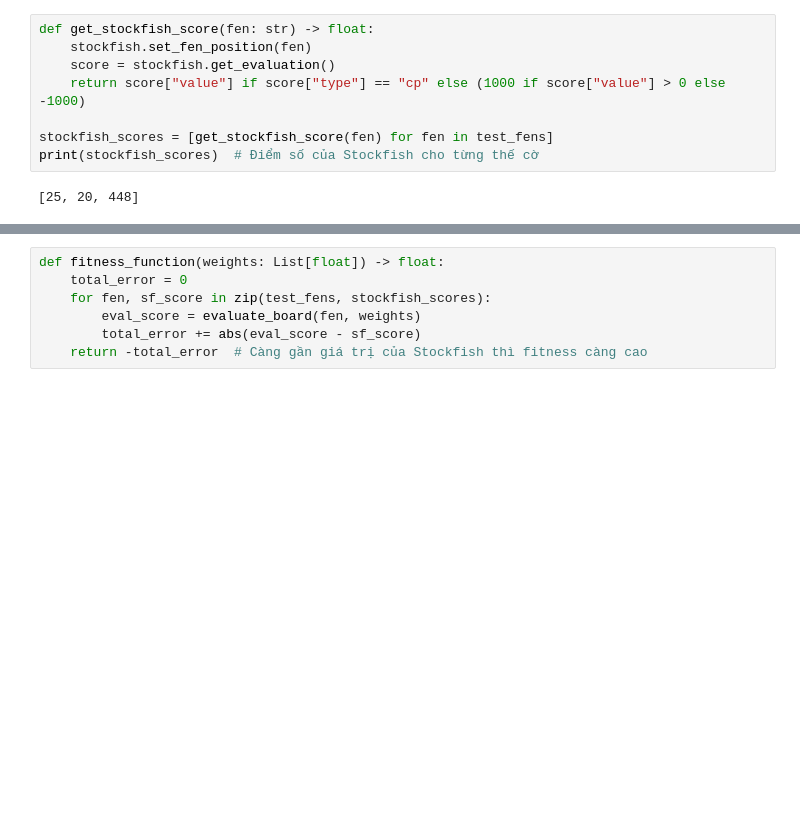
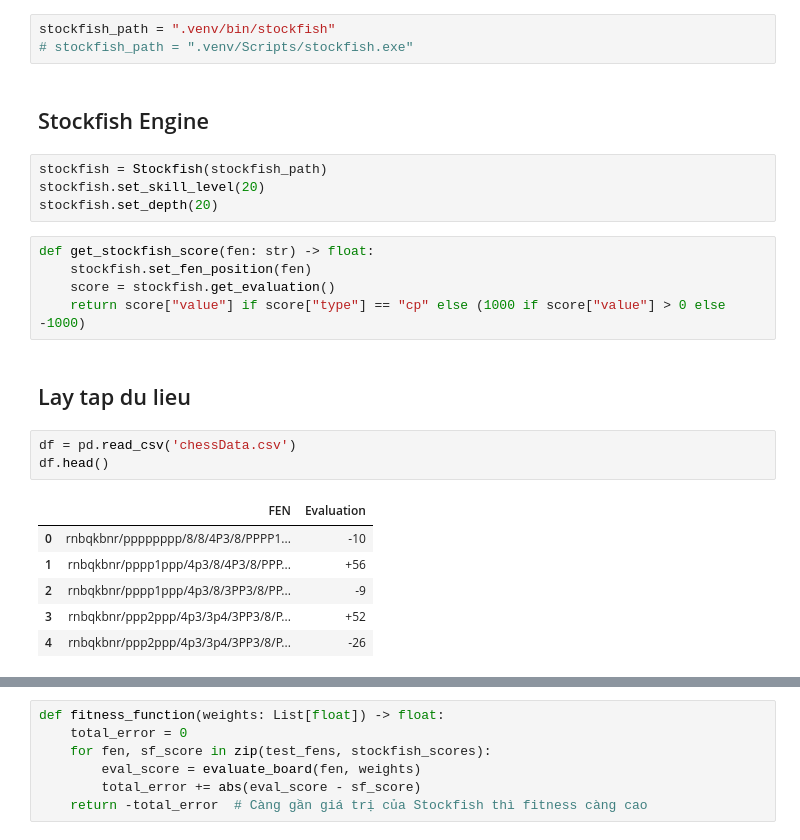
Before and after one commit to pathust/chess-bot, a Jupyter notebook: genetic_algorithm.ipynb, the cells around one changed output, grey strips where cells are left out. Saved outputs shown, nothing was run; the diff lists cells and outputs as text; blank space fills up the shorter version.

```diff
--- a/genetic_algorithm.ipynb
+++ b/genetic_algorithm.ipynb
@@ -38,10 +32,26 @@ Board('r1bqkbnr/pppp1ppp/8/4p3/8/8/PPPPPPPP/RNBQKBNR w KQkq - 0 2')
+# %%
+stockfish_path = ".venv/bin/stockfish"
+# stockfish_path = ".venv/Scripts/stockfish.exe"
+# %% [markdown]
+## Stockfish Engine
+# %%
+stockfish = Stockfish(stockfish_path)
+stockfish.set_skill_level(20)
+stockfish.set_depth(20)
 # %%
 def get_stockfish_score(fen: str) -> float:
     stockfish.set_fen_position(fen)
     score = stockfish.get_evaluation()
     return score["value"] if score["type"] == "cp" else (1000 if score["value"] > 0 else -1000)
-
-stockfish_scores = [get_stockfish_score(fen) for fen in test_fens]
-print(stockfish_scores)  # Điểm số của Stockfish cho từng thế cờ
-# %% [output]
-[25, 20, 448]
+# %% [markdown]
+## Lay tap du lieu
+# %%
+df = pd.read_csv('chessData.csv')
+df.head()
+# %% [output]
+|  | FEN | Evaluation |
+| 0 | rnbqkbnr/pppppppp/8/8/4P3/8/PPPP1... | -10 |
+| 1 | rnbqkbnr/pppp1ppp/4p3/8/4P3/8/PPP... | +56 |
+| 2 | rnbqkbnr/pppp1ppp/4p3/8/3PP3/8/PP... | -9 |
+| 3 | rnbqkbnr/ppp2ppp/4p3/3p4/3PP3/8/P... | +52 |
+| 4 | rnbqkbnr/ppp2ppp/4p3/3p4/3PP3/8/P... | -26 |
```
Also changed, not shown: parts of 30 cells of this notebook, 1 other file.
